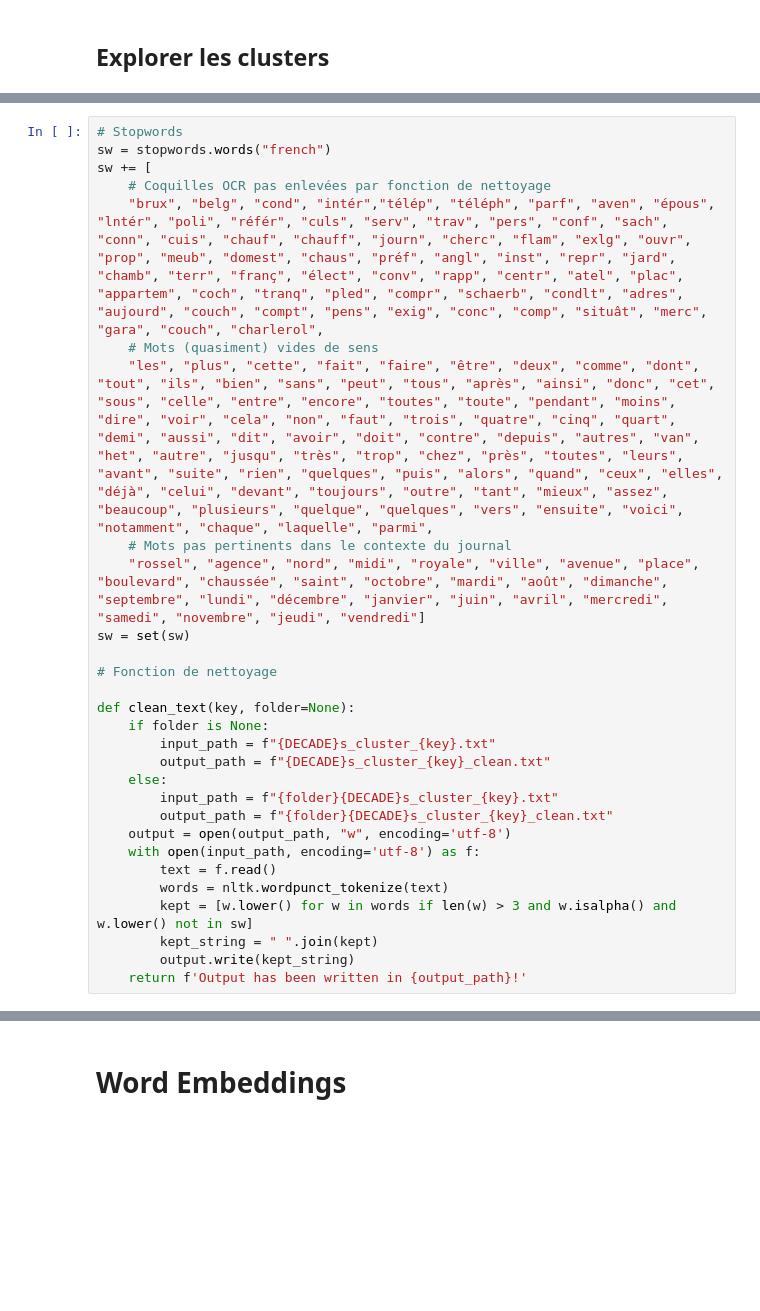
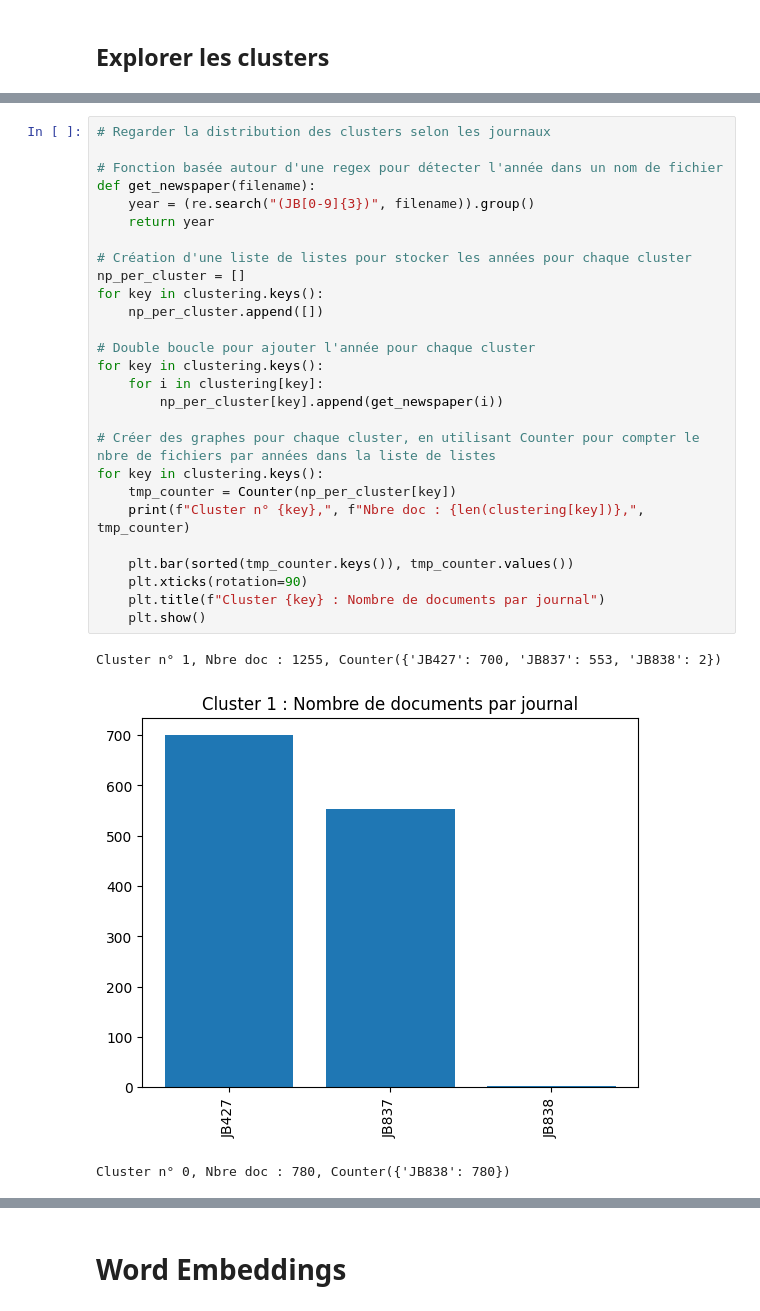
Before and after one commit to glm-q/tac, a Jupyter notebook: tp4/tp4_notebook.ipynb, the cells around one changed output, grey strips where cells are left out. Cells and saved outputs as stored; diff of their text form; blank space fills up the shorter version.

Commit message:
ajouts tp4

```diff
--- a/tp4/tp4_notebook.ipynb
+++ b/tp4/tp4_notebook.ipynb
@@ -517,29 +778,31 @@ print("")
-# %%
-# Stopwords
-sw = stopwords.words("french")
-sw += [
-    # Coquilles OCR pas enlevées par fonction de nettoyage
-    "brux", "belg", "cond", "intér","télép", "téléph", "parf", "aven", "épous", "lntér", "poli", "référ", "culs", "serv", "trav", "pers", "conf", "sach", "conn", "cuis", "chauf", "chauff", "journ", "cherc", "flam", "exlg", "ouvr", "prop", "meub", "domest", "chaus", "préf", "angl", "inst", "repr", "jard", "chamb", "terr", "franç", "élect", "conv", "rapp", "centr", "atel", "plac", "appartem", "coch", "tranq", "pled", "compr", "schaerb", "condlt", "adres", "aujourd", "couch", "compt", "pens", "exig", "conc", "comp", "situât", "merc", "gara", "couch", "charlerol",
-    # Mots (quasiment) vides de sens
-    "les", "plus", "cette", "fait", "faire", "être", "deux", "comme", "dont", "tout", "ils", "bien", "sans", "peut", "tous", "après", "ainsi", "donc", "cet", "sous", "celle", "entre", "encore", "toutes", "toute", "pendant", "moins", "dire", "voir", "cela", "non", "faut", "trois", "quatre", "cinq", "quart", "demi", "aussi", "dit", "avoir", "doit", "contre", "depuis", "autres", "van", "het", "autre", "jusqu", "très", "trop", "chez", "près", "toutes", "leurs", "avant", "suite", "rien", "quelques", "puis", "alors", "quand", "ceux", "elles", "déjà", "celui", "devant", "toujours", "outre", "tant", "mieux", "assez", "beaucoup", "plusieurs", "quelque", "quelques", "vers", "ensuite", "voici", "notamment", "chaque", "laquelle", "parmi",
-    # Mots pas pertinents dans le contexte du journal
-    "rossel", "agence", "nord", "midi", "royale", "ville", "avenue", "place", "boulevard", "chaussée", "saint", "octobre", "mardi", "août", "dimanche", "septembre", "lundi", "décembre", "janvier", "juin", "avril", "mercredi", "samedi", "novembre", "jeudi", "vendredi"]
-sw = set(sw)
-
-# Fonction de nettoyage
-
-def clean_text(key, folder=None):
-    if folder is None:
-        input_path = f"{DECADE}s_cluster_{key}.txt"
-        output_path = f"{DECADE}s_cluster_{key}_clean.txt"
-    else:
-        input_path = f"{folder}{DECADE}s_cluster_{key}.txt"
-        output_path = f"{folder}{DECADE}s_cluster_{key}_clean.txt"
-    output = open(output_path, "w", encoding='utf-8')
-    with open(input_path, encoding='utf-8') as f:
-        text = f.read()
-        words = nltk.wordpunct_tokenize(text)
-        kept = [w.lower() for w in words if len(w) > 3 and w.isalpha() and w.lower() not in sw]
-        kept_string = " ".join(kept)
-        output.write(kept_string)
-    return f'Output has been written in {output_path}!'
+# %%
+# Regarder la distribution des clusters selon les journaux
+
+# Fonction basée autour d'une regex pour détecter l'année dans un nom de fichier
+def get_newspaper(filename):
+    year = (re.search("(JB[0-9]{3})", filename)).group()
+    return year
+
+# Création d'une liste de listes pour stocker les années pour chaque cluster
+np_per_cluster = []
+for key in clustering.keys():
+    np_per_cluster.append([])
+
+# Double boucle pour ajouter l'année pour chaque cluster
+for key in clustering.keys():
+    for i in clustering[key]:
+        np_per_cluster[key].append(get_newspaper(i))
+
+# Créer des graphes pour chaque cluster, en utilisant Counter pour compter le nbre de fichiers par années dans la liste de listes
+for key in clustering.keys():
+    tmp_counter = Counter(np_per_cluster[key])
+    print(f"Cluster n° {key},", f"Nbre doc : {len(clustering[key])},", tmp_counter)
+
+    plt.bar(sorted(tmp_counter.keys()), tmp_counter.values())
+    plt.xticks(rotation=90)
+    plt.title(f"Cluster {key} : Nombre de documents par journal")
+    plt.show()
+# %% [output]
+Cluster n° 1, Nbre doc : 1255, Counter({'JB427': 700, 'JB837': 553, 'JB838': 2})
+[figure, added]
+Cluster n° 0, Nbre doc : 780, Counter({'JB838': 780})
```
Also changed, not shown: parts of 77 cells of this notebook.
